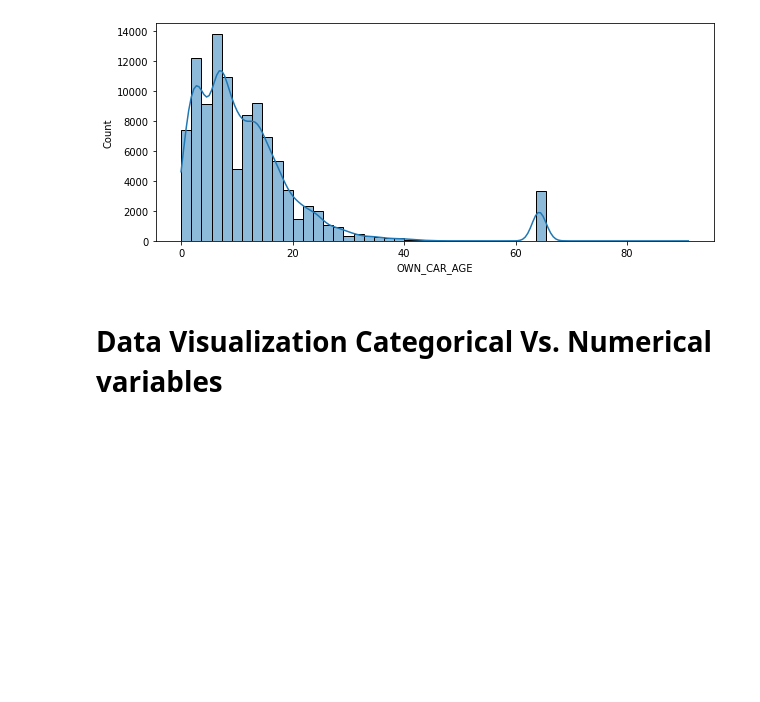
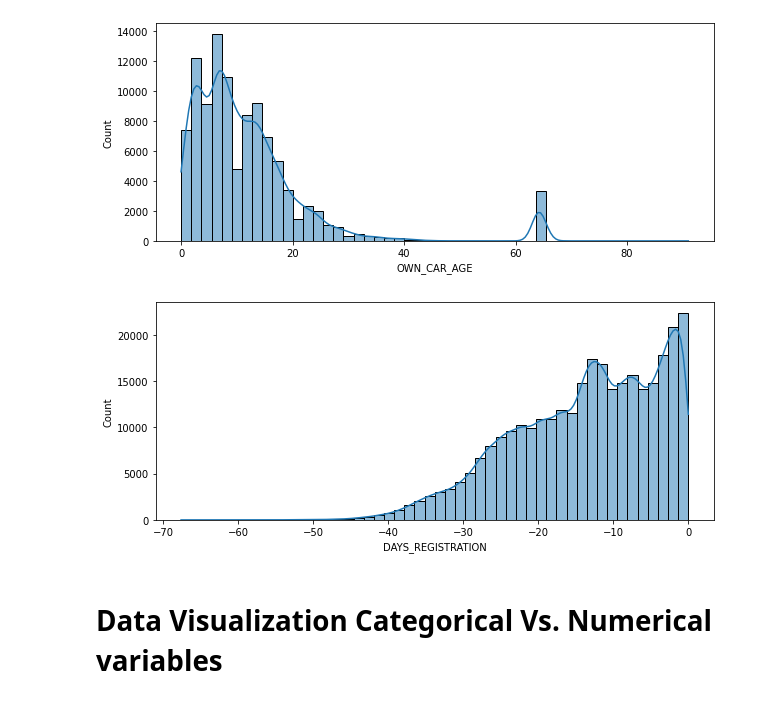
Before and after one commit to kelhoussaini/Home-Credit-Prediction, a Jupyter notebook: notebooks/build_Preparation_class.ipynb, the cells around one changed output. Cells and saved outputs as stored; diff of their text form; code cells hidden in the pictures; blank space fills up the shorter version.

Commit message:
we modified numcol plot by dividing the col by 365

```diff
--- a/notebooks/build_Preparation_class.ipynb
+++ b/notebooks/build_Preparation_class.ipynb
@@ -65,10 +65,10 @@ class Preparation:
         sns.barplot(y = "type", x = "freq", data = t, ax=ax[1])
         ax[1].set_title("Comparing percentages for "+str(col))
 
-    def plot_numcols_single(self, col, kde=True, bins=50): # col : col name
-
+    def plot_numcols_single(self, col, kde=True, bins=50, nbr=1): # col : column name
+        """ nbr = 365 for temporal columns"""
         plt.figure(figsize = (10, 4))
-        sns.histplot(self.data[col], kde=kde, bins= bins);
+        sns.histplot(self.data[col]/nbr, kde=kde, bins= bins);
 
     def plot_num_cat_cols(self, numcol, catcol, sample = 1000, plot_type = 1, hue = "TARGET", split=True): #target variable
 
@@ -179,5 +179,9 @@ ex.plot_numcols_single(col="OWN_CAR_AGE", kde=True, bins=50)
 # %% [output]
 [figure]
+# %%
+ex.plot_numcols_single(col="DAYS_REGISTRATION", kde=True, bins=50, nbr=365)
+# %% [output]
+[figure, added]
 # %% [markdown]
 # Data Visualization Categorical Vs. Numerical variables
 # %%
```
Also changed, not shown: parts of 1 cell of this notebook.
